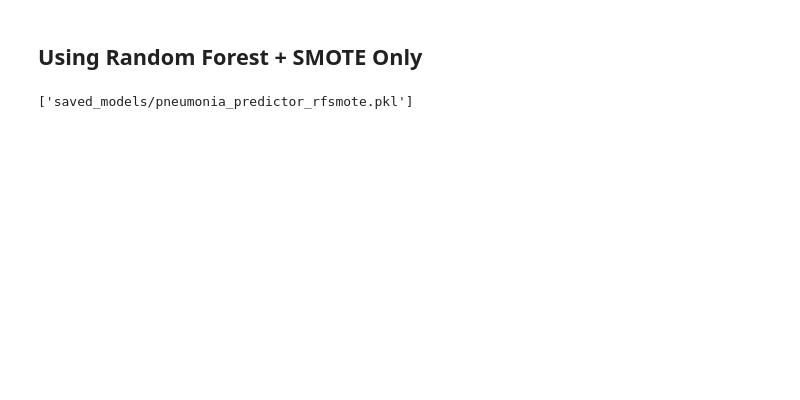
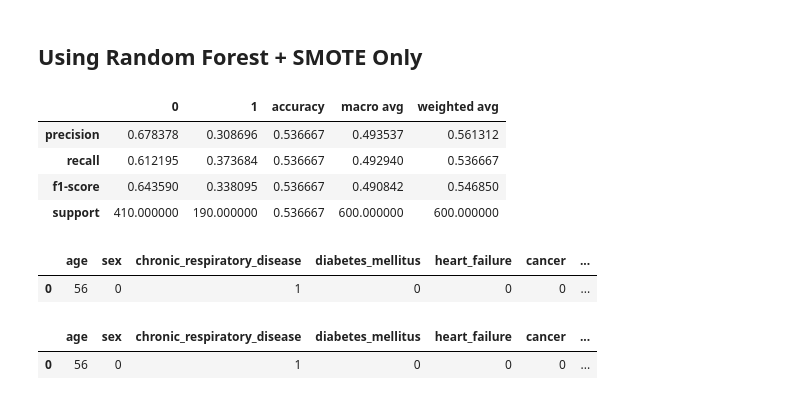
Before and after one commit to datsudo/pneumonia-predictor, a Jupyter notebook: training.ipynb, the cells around one changed output. Drawn from its saved outputs; the diff is of its cells as text; code cells hidden in the pictures; blank space fills up the shorter version.

Commit message:
retrain models

```diff
--- a/training.ipynb
+++ b/training.ipynb
@@ -127,7 +126,13 @@ rf_active_smote.display_results("avg")
 rf_smote = RfSMOTE(X_train, y_train, X_test, y_test, TARGET)
 # %%
 rf_smote.train()
+# %%
+pd.DataFrame(rf_smote.report)
+# %% [output]
+|  | 0 | 1 | accuracy | macro avg | weighted avg |
+| precision | 0.678378 | 0.308696 | 0.536667 | 0.493537 | 0.561312 |
+| recall | 0.612195 | 0.373684 | 0.536667 | 0.492940 | 0.536667 |
+| f1-score | 0.643590 | 0.338095 | 0.536667 | 0.490842 | 0.546850 |
+| support | 410.000000 | 190.000000 | 0.536667 | 600.000000 | 600.000000 |
 # %%
-joblib.dump(rf_smote.classifier, "saved_models/pneumonia_predictor_rfsmote.pkl")
+rf_smote.save("pneumonia_predictor_rfsmote")
-# %% [output]
-['saved_models/pneumonia_predictor_rfsmote.pkl']
@@ -133,0 +141,22 @@ joblib.dump(rf_smote.classifier, "saved_models/pneumonia_predictor_rfsmote.pkl")
+# %%
+all_cols = [
+    "age",
+    "sex",
+    "chronic_respiratory_disease",
+    "diabetes_mellitus",
+    "heart_failure",
+    "cancer",
+    "chronic_kidney_disease",
+]
+all_cols.append(TARGET)
+new_data = pd.DataFrame([[56, 0, 1, 0, 0, 0, 1, 1]], columns=all_cols)
+new_data
+# %% [output]
+|  | age | sex | chronic_respiratory_disease | diabetes_mellitus | heart_failure | cancer | ... |
+| 0 | 56 | 0 | 1 | 0 | 0 | 0 | ... |
+# %%
+X_new = new_data.drop(TARGET, axis=1)
+X_new
+# %% [output]
+|  | age | sex | chronic_respiratory_disease | diabetes_mellitus | heart_failure | cancer | ... |
+| 0 | 56 | 0 | 1 | 0 | 0 | 0 | ... |
```
Also changed, not shown: parts of 9 cells of this notebook, 2 other files.
